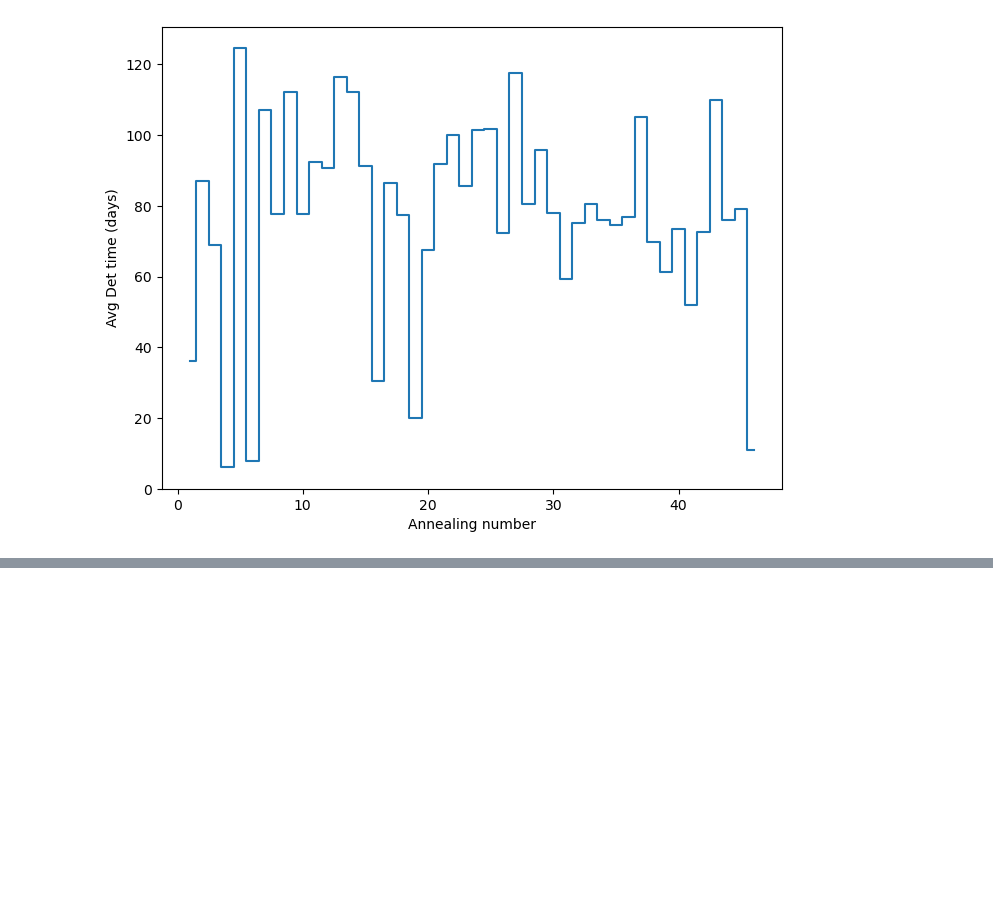
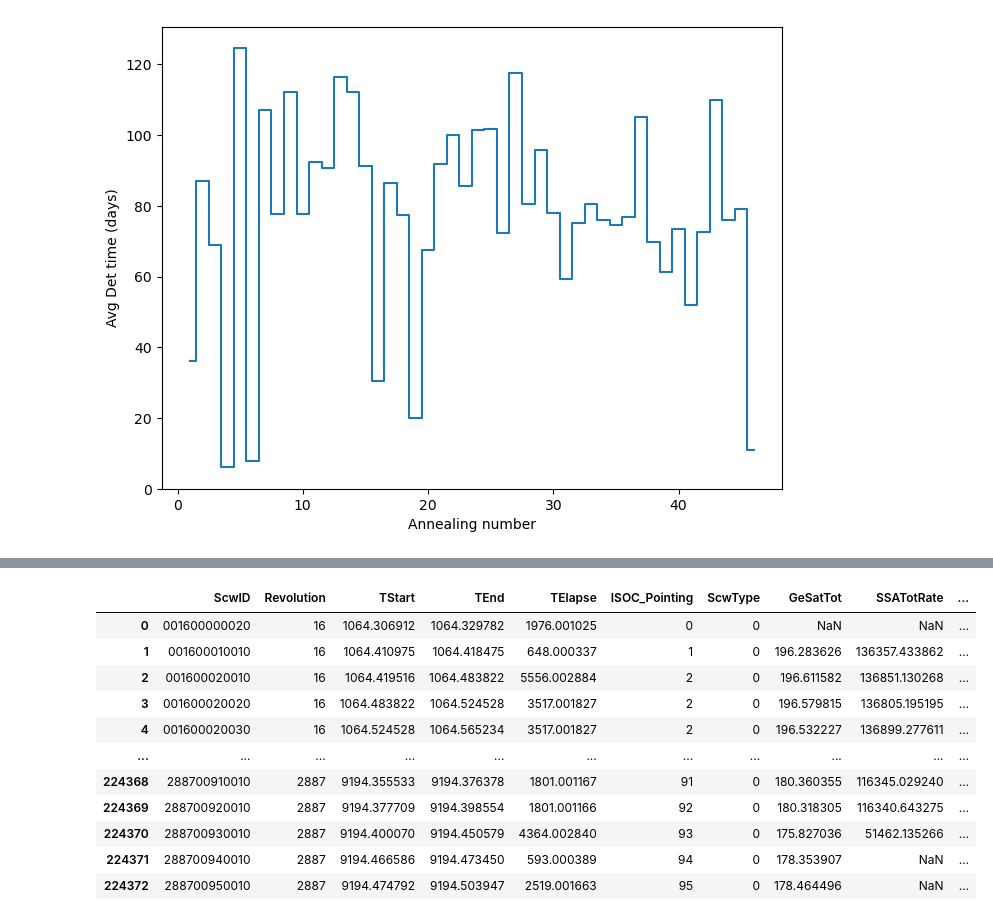
Before and after one commit to tristanbouchet/spibackground, a Jupyter notebook: test_background.ipynb, the cells around one changed output, grey strips where cells are left out. Saved outputs shown, nothing was run; the diff lists cells and outputs as text; code cells hidden in the pictures; blank space fills up the shorter version.

```diff
--- a/test_background.ipynb
+++ b/test_background.ipynb
@@ -304,0 +296,80 @@ ax.set_ylim(0)
+# %%
+import pandas as pd
+
+class ScwTracerDB:
+    def __init__(self, scw_tracer_path):
+        self.hdul_tracer=fits.open(scw_tracer_path)
+        data=self.hdul_tracer[1].data
+        tracer_columns=['ScwID','Revolution','TStart','TEnd','TElapse','ISOC_Pointing','ScwType','GeSatTot','SSATotRate']
+        self.df_scw=pd.DataFrame(data, columns=tracer_columns)
+        self.df_scw['PTID_ISOC'] = self.df_scw.ScwID.apply(lambda x:x[:8])
+        self.df_scw['REV'] = self.df_scw.Revolution.apply(lambda x:str(x).zfill(4))
+
+    def merge_with_point_df(self, point_df, epsilon_T=0.001):
+        """
+        Merge self.df_scw with point_df based on PTID_ISOC and time matching.
+
+        Parameters:
+        -----------
+        point_df : pd.DataFrame
+            DataFrame with columns: PTID_ISOC, PTID_SPI, TSTART, TSTOP, etc.
+        epsilon_T : float
+            Threshold for time difference in seconds (default 0.001)
+        """
+        merged_rows = []
+
+        for idx, point_row in point_df.iterrows():
+            ptid = point_row['PTID_ISOC']
+
+            # Step 1: Find all matching rows by PTID_ISOC
+            scw_matches = self.df_scw[self.df_scw['PTID_ISOC'] == ptid]
+
+            if len(scw_matches) == 0:
+                raise ValueError(f"No match found for PTID_ISOC={ptid} in scw_tracer_db.df_scw")
+
+            # Step 2: If multiple matches, find the row with smallest time difference
+            if len(scw_matches) > 1:
+                # Calculate time differences
+                time_diffs = (
+                    np.abs(scw_matches['TStart'] - point_row['TSTART']) +
+                    np.abs(scw_matches['TEnd'] - point_row['TSTOP'])
+                )
+
+                # Pick the row with smallest time difference
+                best_idx = time_diffs.idxmin()
+                min_time_diff = time_diffs.min()
+
+                # Check if the best match is within epsilon_T
+                if min_time_diff >= epsilon_T:
+                    raise ValueError(
+                        f"No time match found for PTID_ISOC={ptid}. "
+                        f"Min time difference: {min_time_diff:.6f}s, epsilon_T={epsilon_T}s"
+                    )
+
+                scw_row = self.df_scw.loc[best_idx]
+            else:
+                scw_row = scw_matches.iloc[0]
+
+            # Step 3: Merge the rows
+            merged_row = {**scw_row.to_dict(), **point_row.to_dict()}
+
+            merged_rows.append(merged_row)
+        merged_df=pd.DataFrame(merged_rows)
+        merged_df['DIFF_TELAPSE'] = merged_df['TElapse'] - merged_df['TELAPSE']
+        return merged_df
+
+scw_tracer_db= ScwTracerDB('/Users/tbastro/SPI_analysis/BACKGROUND/ScwDB_Rev0016-2887.fits.gz')
+scw_tracer_db.df_scw
+# %% [output]
+|  | ScwID | Revolution | TStart | TEnd | TElapse | ISOC_Pointing | ScwType | GeSatTot | SSATotRate | ... |
+| 0 | 001600000020 | 16 | 1064.306912 | 1064.329782 | 1976.001025 | 0 | 0 | NaN | NaN | ... |
+| 1 | 001600010010 | 16 | 1064.410975 | 1064.418475 | 648.000337 | 1 | 0 | 196.283626 | 136357.433862 | ... |
+| 2 | 001600020010 | 16 | 1064.419516 | 1064.483822 | 5556.002884 | 2 | 0 | 196.611582 | 136851.130268 | ... |
+| 3 | 001600020020 | 16 | 1064.483822 | 1064.524528 | 3517.001827 | 2 | 0 | 196.579815 | 136805.195195 | ... |
+| 4 | 001600020030 | 16 | 1064.524528 | 1064.565234 | 3517.001827 | 2 | 0 | 196.532227 | 136899.277611 | ... |
+| ... | ... | ... | ... | ... | ... | ... | ... | ... | ... | ... |
+| 224368 | 288700910010 | 2887 | 9194.355533 | 9194.376378 | 1801.001167 | 91 | 0 | 180.360355 | 116345.029240 | ... |
+| 224369 | 288700920010 | 2887 | 9194.377709 | 9194.398554 | 1801.001166 | 92 | 0 | 180.318305 | 116340.643275 | ... |
+| 224370 | 288700930010 | 2887 | 9194.400070 | 9194.450579 | 4364.002840 | 93 | 0 | 175.827036 | 51462.135266 | ... |
+| 224371 | 288700940010 | 2887 | 9194.466586 | 9194.473450 | 593.000389 | 94 | 0 | 178.353907 | NaN | ... |
+| 224372 | 288700950010 | 2887 | 9194.474792 | 9194.503947 | 2519.001663 | 95 | 0 | 178.464496 | NaN | ... |
```
Also changed, not shown: parts of 10 cells of this notebook, 1 other file.
